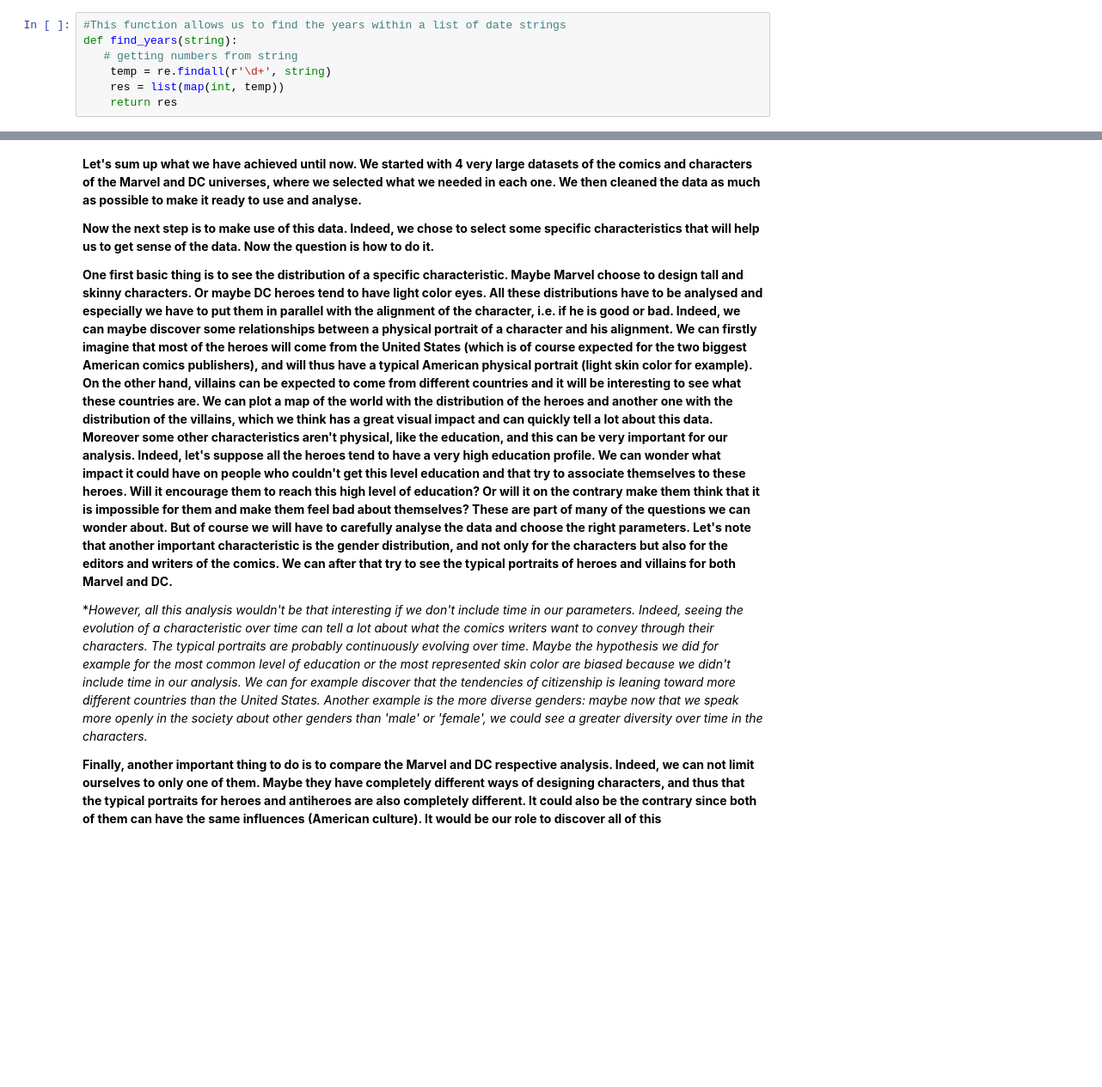
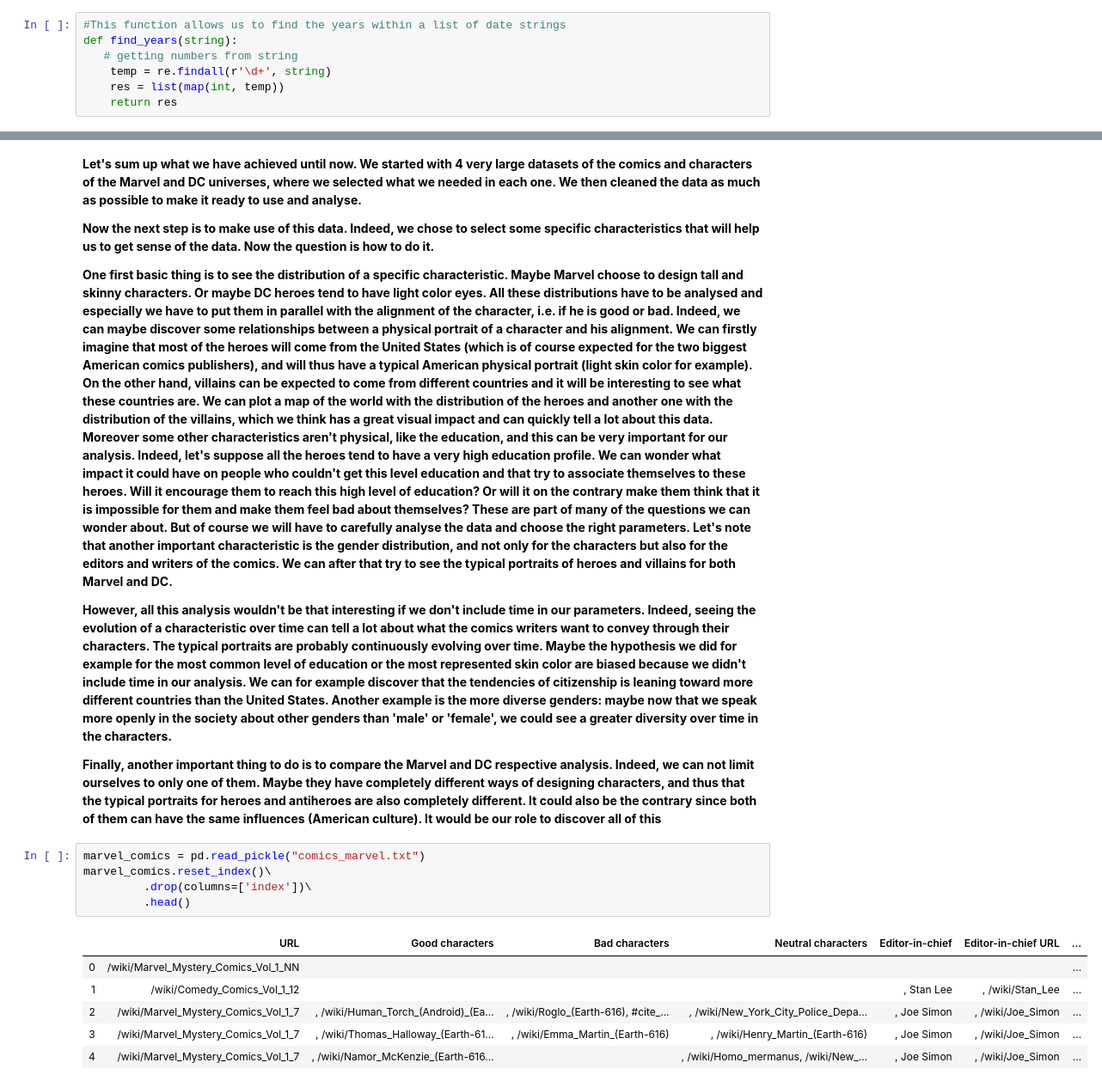
Before and after one commit to marvelous-comics/project_ADAELE, a Jupyter notebook: Marvellous Comics Notebook.ipynb, the cells around one changed output, grey strips where cells are left out. Shown at 86% size. Cells and saved outputs as stored; diff of their text form; blank space fills up the shorter version.

```diff
--- a/Marvellous Comics Notebook.ipynb
+++ b/Marvellous Comics Notebook.ipynb
@@ -345,4 +366,16 @@ dc_pers.head(20)
 
-**However, all this analysis wouldn't be that interesting if we don't include time in our parameters. Indeed, seeing the evolution of a characteristic over time can tell a lot about what the comics writers want to convey through their characters. The typical portraits are probably continuously evolving over time. Maybe the hypothesis we did for example for the most common level of education or the most represented skin color are biased because we didn't include time in our analysis. We can for example discover that the tendencies of citizenship is leaning toward more different countries than the United States. Another example is the more diverse genders: maybe now that we speak more openly in the society about other genders than 'male' or 'female', we could see a greater diversity over time in the characters.*
+**However, all this analysis wouldn't be that interesting if we don't include time in our parameters. Indeed, seeing the evolution of a characteristic over time can tell a lot about what the comics writers want to convey through their characters. The typical portraits are probably continuously evolving over time. Maybe the hypothesis we did for example for the most common level of education or the most represented skin color are biased because we didn't include time in our analysis. We can for example discover that the tendencies of citizenship is leaning toward more different countries than the United States. Another example is the more diverse genders: maybe now that we speak more openly in the society about other genders than 'male' or 'female', we could see a greater diversity over time in the characters.**
 
 **Finally, another important thing to do is to compare the Marvel and DC respective analysis. Indeed, we can not limit ourselves to only one of them. Maybe they have completely different ways of designing characters, and thus that the typical portraits for heroes and antiheroes are also completely different. It could also be the contrary since both of them can have the same influences (American culture). It would be our role to discover all of this**
+# %%
+marvel_comics = pd.read_pickle("comics_marvel.txt")
+marvel_comics.reset_index()\
+         .drop(columns=['index'])\
+         .head()
+# %% [output]
+|  | URL | Good characters | Bad characters | Neutral characters | Editor-in-chief | Editor-in-chief URL | ... |
+| 0 | /wiki/Marvel_Mystery_Comics_Vol_1_NN |  |  |  |  |  | ... |
+| 1 | /wiki/Comedy_Comics_Vol_1_12 |  |  |  | , Stan Lee | , /wiki/Stan_Lee | ... |
+| 2 | /wiki/Marvel_Mystery_Comics_Vol_1_7 | , /wiki/Human_Torch_(Android)_(Ea... | , /wiki/Roglo_(Earth-616), #cite_... | , /wiki/New_York_City_Police_Depa... | , Joe Simon | , /wiki/Joe_Simon | ... |
+| 3 | /wiki/Marvel_Mystery_Comics_Vol_1_7 | , /wiki/Thomas_Halloway_(Earth-61... | , /wiki/Emma_Martin_(Earth-616) | , /wiki/Henry_Martin_(Earth-616) | , Joe Simon | , /wiki/Joe_Simon | ... |
+| 4 | /wiki/Marvel_Mystery_Comics_Vol_1_7 | , /wiki/Namor_McKenzie_(Earth-616... |  | , /wiki/Homo_mermanus, /wiki/New_... | , Joe Simon | , /wiki/Joe_Simon | ... |
```
Also changed, not shown: parts of 6 cells of this notebook.
